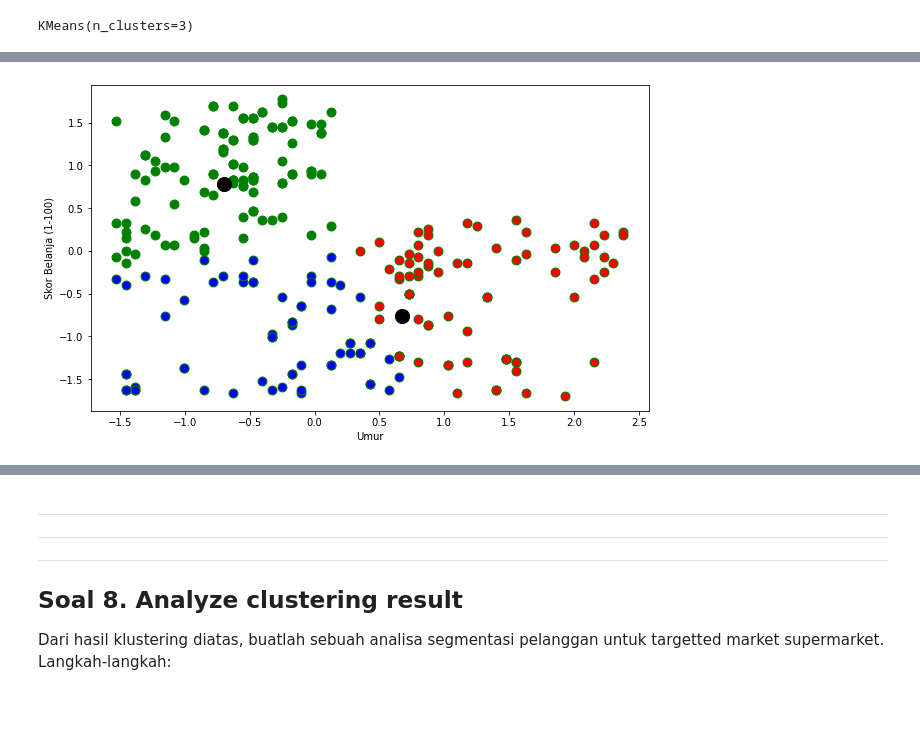
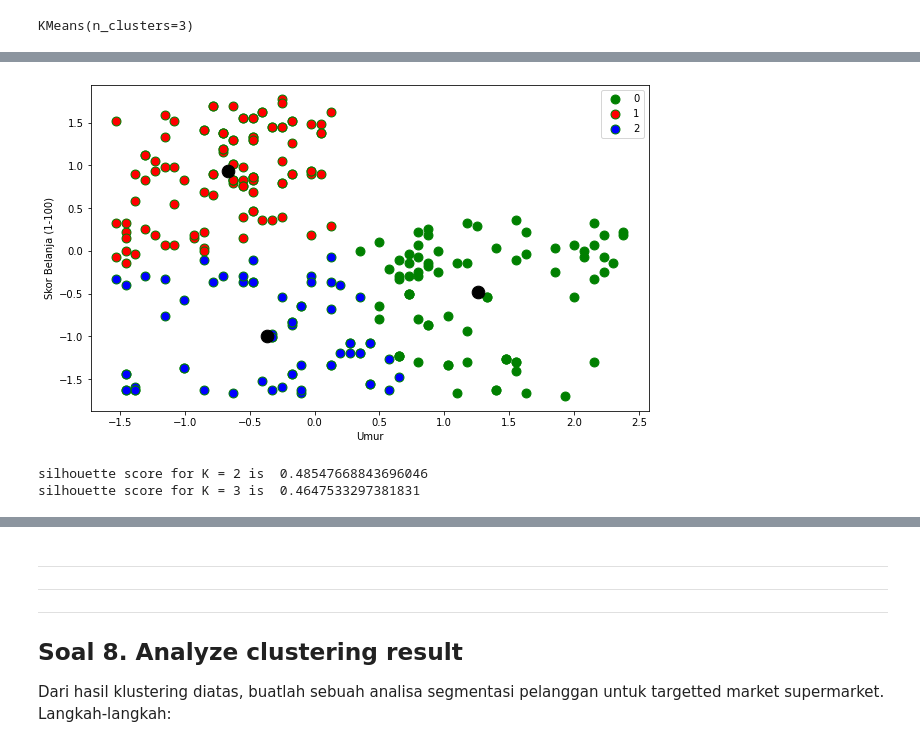
Before and after one commit to ighfirlyan/scikit-learn, a Jupyter notebook: Tugas_pekan_4_PDS(MiniProject).ipynb, the cells around one changed output, grey strips where cells are left out. Saved outputs shown, nothing was run; the diff lists cells and outputs as text; code cells hidden in the pictures; blank space fills up the shorter version.

```diff
--- a/Tugas_pekan_4_PDS(MiniProject).ipynb
+++ b/Tugas_pekan_4_PDS(MiniProject).ipynb
@@ -591,0 +590,16 @@ plt.scatter()
+# %%
+#elbow method beserta visualisasinya
+
+distortions = []
+K = range(1,11)
+for k in K:
+    kmeanModel = KMeans(n_clusters=k)
+    kmeanModel.fit(output_df)
+    distortions.append(kmeanModel.inertia_)
+
+plt.figure(figsize=(12,6))
+plt.plot(K, distortions)
+plt.xlabel('n_cluster')
+plt.ylabel('WCSS')
+plt.title('The Elbow Method')
+plt.show()
@@ -596,8 +612,8 @@ from sklearn.cluster import KMeans
 
 k=3
 
-model2 = KMeans(n_clusters=k)
-predict2 = model2.fit(output_df)
-predict2
+kmeans_n3 = KMeans(n_clusters=k)
+model_b = kmeans_n3.fit(output_df)
+model_b
 # %% [output]
 KMeans(n_clusters=3)
@@ -619,0 +620,3 @@ array([2, 0, 2, 0, 2, 0, 2, 0, 1, 0, 1, 0, 1, 0, 2, 0, 0, 1, 0, 2, 0, 2,
+# %%
+label_b = kmeans_n3.fit_predict(output_df)
+label_b
@@ -620,4 +636,4 @@ array([2, 0, 2, 0, 2, 0, 2, 0, 1, 0, 1, 0, 1, 0, 2, 0, 0, 1, 0, 2, 0, 2,
 # %%
-filtered_label0 = output_df[label2 == 0]
-filtered_label1 = output_df[label2 == 1]
-filtered_label2 = output_df[label2 == 2]
+new_filtered_label0 = output_df[label_b == 0]
+new_filtered_label1 = output_df[label_b == 1]
+new_filtered_label2 = output_df[label_b == 2]
@@ -624,25 +656,35 @@ filtered_label2 = output_df[label2 == 2]
 # %%
 #visualisasi n=3 beserta centroid-centroidnya
 
 fig, ax = plt.subplots(figsize=(10,6))
 
-centers = model.cluster_centers_
+centers = kmeans_n3.cluster_centers_
 
-plt.scatter(filtered_label0[0] , filtered_label0[1], s=80, c='green', marker ="o", edgecolor ="green")
-plt.scatter(filtered_label1[0] , filtered_label1[1], s=80, c='red', marker ="o", edgecolor ="green")
-plt.scatter(filtered_label2[0] , filtered_label2[1], s=80, c='blue', marker ="o", edgecolor ="green")
+plt.scatter(new_filtered_label0[0] , new_filtered_label0[1], s=80, c='green', marker ="o", edgecolor ="green", label=0)
+plt.scatter(new_filtered_label1[0], new_filtered_label1[1], s=80, c='red', marker ="o", edgecolor ="green", label=1)
+plt.scatter(new_filtered_label2[0] , new_filtered_label2[1], s=80, c='blue', marker ="o", edgecolor ="green", label=2)
 
-plt.scatter(centers[:,0], centers[:,1], c = 'black', s = 200);
+plt.scatter(centers[:,0], centers[:,1], c = 'black', s = 160);
 
+plt.legend()
 ax.set_ylabel('Skor Belanja (1-100)')
 ax.set_xlabel('Umur')
 
 plt.show()
 # %% [output]
-[figure, old version]
+[figure, new version]
 # %%
 #tampilan silhoutte score untuk n=2 dan n=3
 from sklearn.metrics import silhouette_score
+
+skor_siluet_a = silhouette_score(output_df, label_a)
+skor_siluet_b = silhouette_score(output_df, label_b)
+
+print(f'silhouette score for K = 2 is ', skor_siluet_a)
+print(f'silhouette score for K = 3 is ', skor_siluet_b)
+# %% [output]
+silhouette score for K = 2 is  0.48547668843696046
+silhouette score for K = 3 is  0.4647533297381831
 # %% [markdown]
 **Expected output**
 
```
Also changed, not shown: parts of 31 cells of this notebook, 3 other files.
